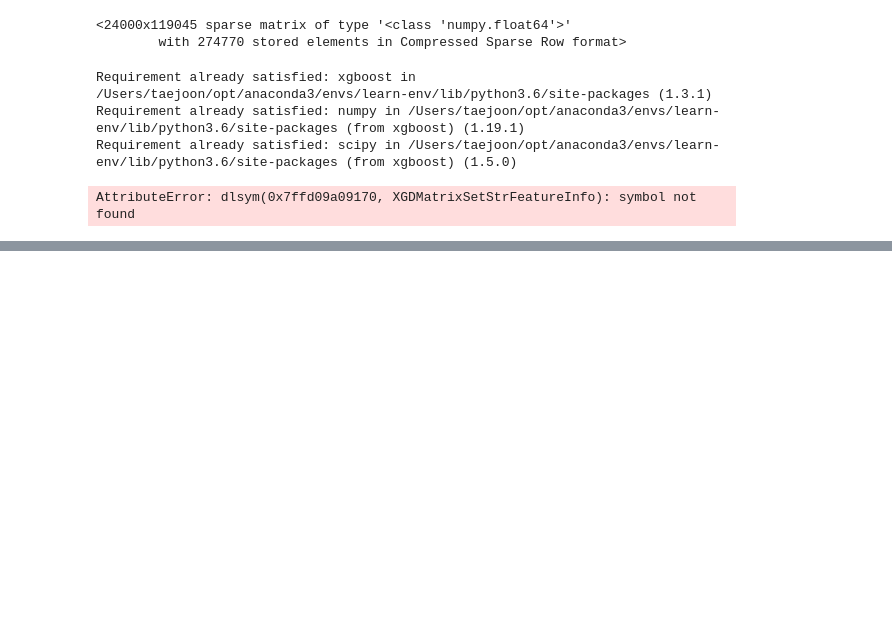
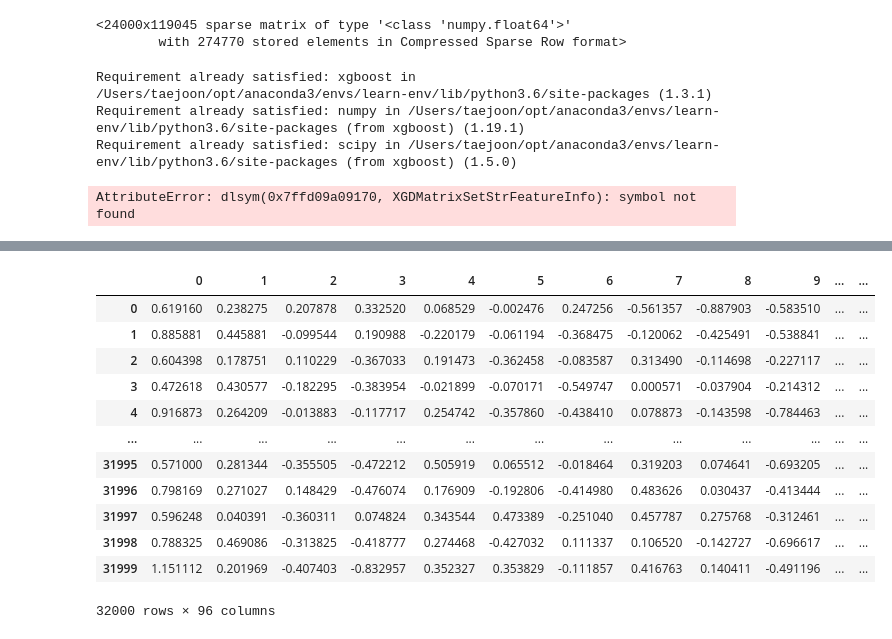
Before and after one commit to tjkim614/clickbait_headline_detector, a Jupyter notebook: 2_scrub.ipynb, the cells around one changed output, grey strips where cells are left out. Saved outputs shown, nothing was run; the diff lists cells and outputs as text; code cells hidden in the pictures; blank space fills up the shorter version.

Commit message:
spacy implementation

```diff
--- a/2_scrub.ipynb
+++ b/2_scrub.ipynb
@@ -656,0 +686,2 @@ AttributeError: dlsym(0x7ffd09a09170, XGDMatrixSetStrFeatureInfo): symbol not fo
+# %%
+nlp = spacy.load('en_core_web_sm')
@@ -656,0 +690,20 @@ AttributeError: dlsym(0x7ffd09a09170, XGDMatrixSetStrFeatureInfo): symbol not fo
+# %%
+spacy_data = data['headline'].progress_apply(lambda x: nlp(x))
+# %%
+spacy_df = pd.DataFrame(np.vstack([x.vector for x in spacy_data]))
+# %%
+spacy_df
+# %% [output]
+|  | 0 | 1 | 2 | 3 | 4 | 5 | 6 | 7 | 8 | 9 | ... | ... |
+| 0 | 0.619160 | 0.238275 | 0.207878 | 0.332520 | 0.068529 | -0.002476 | 0.247256 | -0.561357 | -0.887903 | -0.583510 | ... | ... |
+| 1 | 0.885881 | 0.445881 | -0.099544 | 0.190988 | -0.220179 | -0.061194 | -0.368475 | -0.120062 | -0.425491 | -0.538841 | ... | ... |
+| 2 | 0.604398 | 0.178751 | 0.110229 | -0.367033 | 0.191473 | -0.362458 | -0.083587 | 0.313490 | -0.114698 | -0.227117 | ... | ... |
+| 3 | 0.472618 | 0.430577 | -0.182295 | -0.383954 | -0.021899 | -0.070171 | -0.549747 | 0.000571 | -0.037904 | -0.214312 | ... | ... |
+| 4 | 0.916873 | 0.264209 | -0.013883 | -0.117717 | 0.254742 | -0.357860 | -0.438410 | 0.078873 | -0.143598 | -0.784463 | ... | ... |
+| ... | ... | ... | ... | ... | ... | ... | ... | ... | ... | ... | ... | ... |
+| 31995 | 0.571000 | 0.281344 | -0.355505 | -0.472212 | 0.505919 | 0.065512 | -0.018464 | 0.319203 | 0.074641 | -0.693205 | ... | ... |
+| 31996 | 0.798169 | 0.271027 | 0.148429 | -0.476074 | 0.176909 | -0.192806 | -0.414980 | 0.483626 | 0.030437 | -0.413444 | ... | ... |
+| 31997 | 0.596248 | 0.040391 | -0.360311 | 0.074824 | 0.343544 | 0.473389 | -0.251040 | 0.457787 | 0.275768 | -0.312461 | ... | ... |
+| 31998 | 0.788325 | 0.469086 | -0.313825 | -0.418777 | 0.274468 | -0.427032 | 0.111337 | 0.106520 | -0.142727 | -0.696617 | ... | ... |
+| 31999 | 1.151112 | 0.201969 | -0.407403 | -0.832957 | 0.352327 | 0.353829 | -0.111857 | 0.416763 | 0.140411 | -0.491196 | ... | ... |
+32000 rows × 96 columns
```
Also changed, not shown: parts of 4 cells of this notebook.
